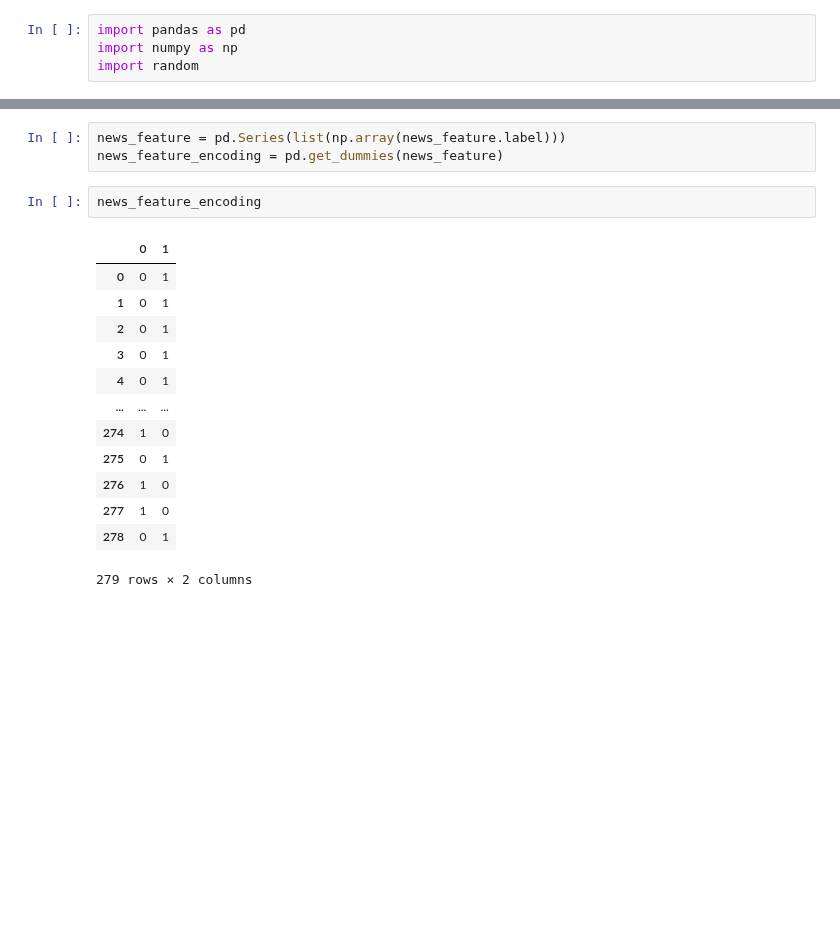
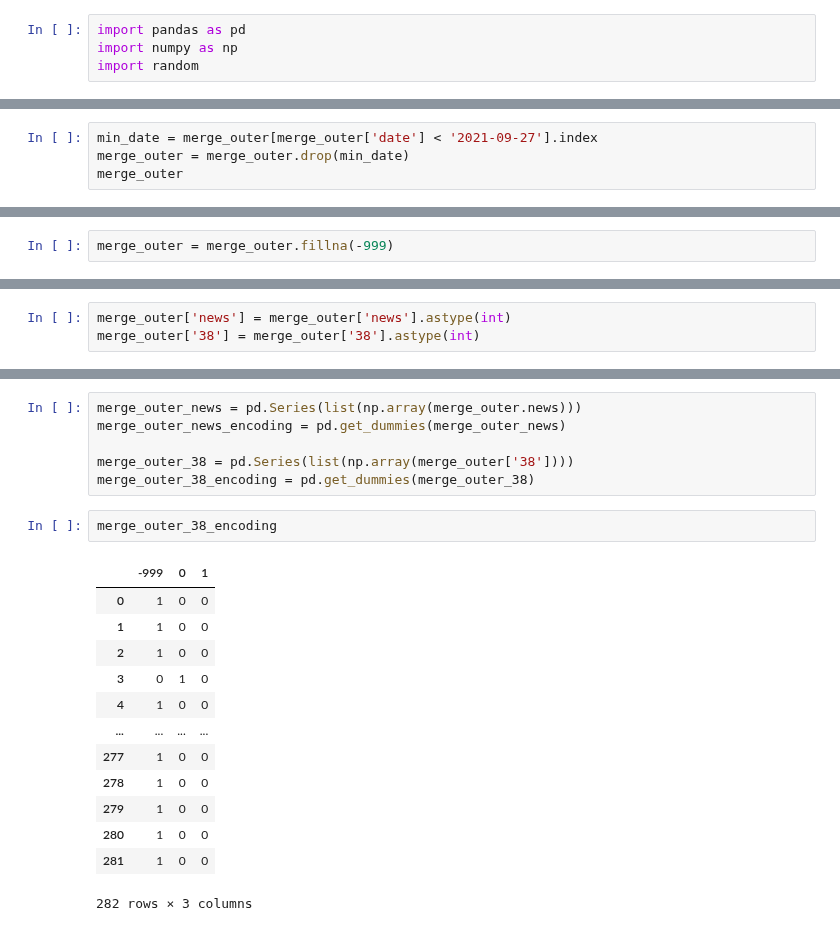
Before and after one commit to lhshs/2022_YDS2, a Jupyter notebook: NLP/Final_NLP_Feature.ipynb, the cells around one changed output, grey strips where cells are left out. Cells and saved outputs as stored; diff of their text form; blank space fills up the shorter version.

```diff
--- a/NLP/Final_NLP_Feature.ipynb
+++ b/NLP/Final_NLP_Feature.ipynb
@@ -22,0 +102,4 @@ news_feature
+# %%
+min_date = merge_outer[merge_outer['date'] < '2021-09-27'].index
+merge_outer = merge_outer.drop(min_date)
+merge_outer
@@ -22,0 +120,2 @@ news_feature
+# %%
+merge_outer = merge_outer.fillna(-999)
@@ -22,0 +135,3 @@ news_feature
+# %%
+merge_outer['news'] = merge_outer['news'].astype(int)
+merge_outer['38'] = merge_outer['38'].astype(int)
@@ -27,20 +180,23 @@ news_labe_1 = list(np.array(news_feature.label.tolist()))
 # %%
-news_feature = pd.Series(list(np.array(news_feature.label)))
-news_feature_encoding = pd.get_dummies(news_feature)
+merge_outer_news = pd.Series(list(np.array(merge_outer.news)))
+merge_outer_news_encoding = pd.get_dummies(merge_outer_news)
+
+merge_outer_38 = pd.Series(list(np.array(merge_outer['38'])))
+merge_outer_38_encoding = pd.get_dummies(merge_outer_38)
 # %%
-news_feature_encoding
+merge_outer_38_encoding
 # %% [output]
-|  | 0 | 1 |
-| 0 | 0 | 1 |
-| 1 | 0 | 1 |
-| 2 | 0 | 1 |
-| 3 | 0 | 1 |
-| 4 | 0 | 1 |
-| ... | ... | ... |
-| 274 | 1 | 0 |
-| 275 | 0 | 1 |
-| 276 | 1 | 0 |
-| 277 | 1 | 0 |
-| 278 | 0 | 1 |
+|  | -999 | 0 | 1 |
+| 0 | 1 | 0 | 0 |
+| 1 | 1 | 0 | 0 |
+| 2 | 1 | 0 | 0 |
+| 3 | 0 | 1 | 0 |
+| 4 | 1 | 0 | 0 |
+| ... | ... | ... | ... |
+| 277 | 1 | 0 | 0 |
+| 278 | 1 | 0 | 0 |
+| 279 | 1 | 0 | 0 |
+| 280 | 1 | 0 | 0 |
+| 281 | 1 | 0 | 0 |
-279 rows × 2 columns
+282 rows × 3 columns
 # %%
```
Also changed, not shown: parts of 19 cells of this notebook, 5 other files.
